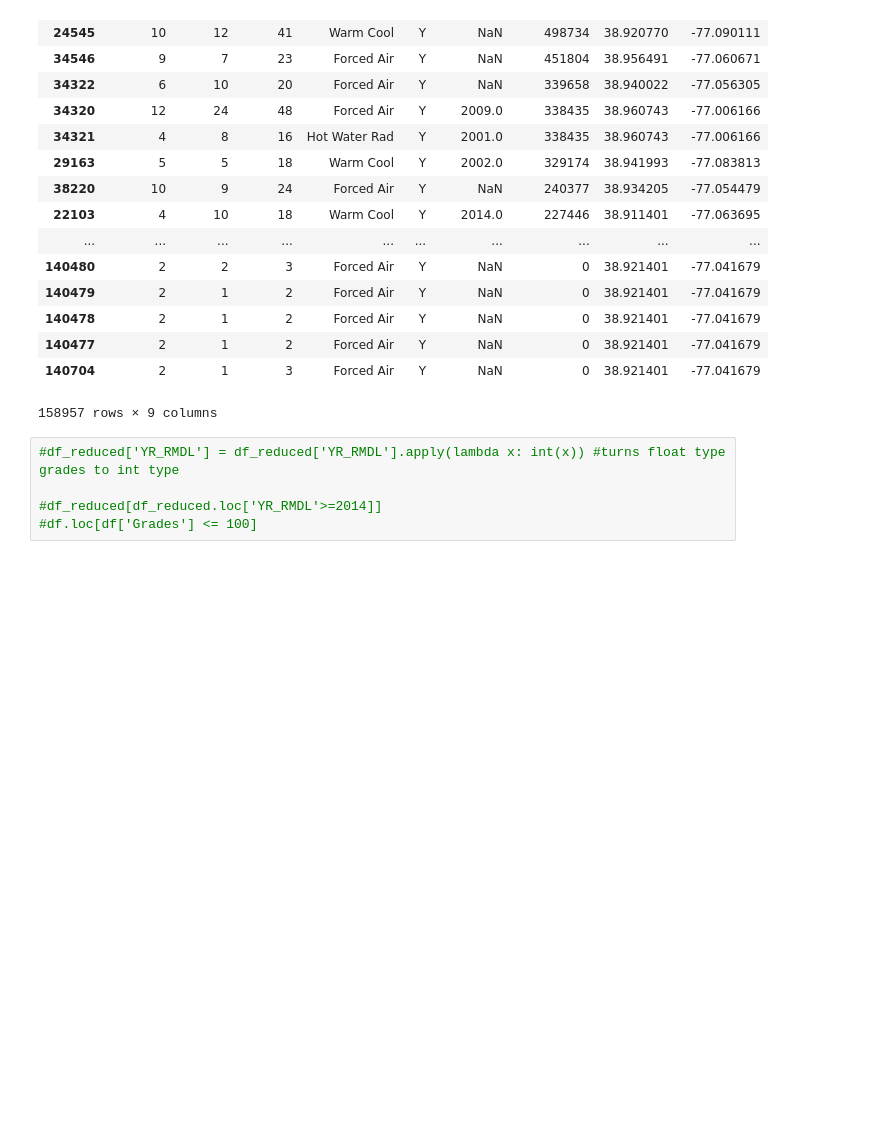
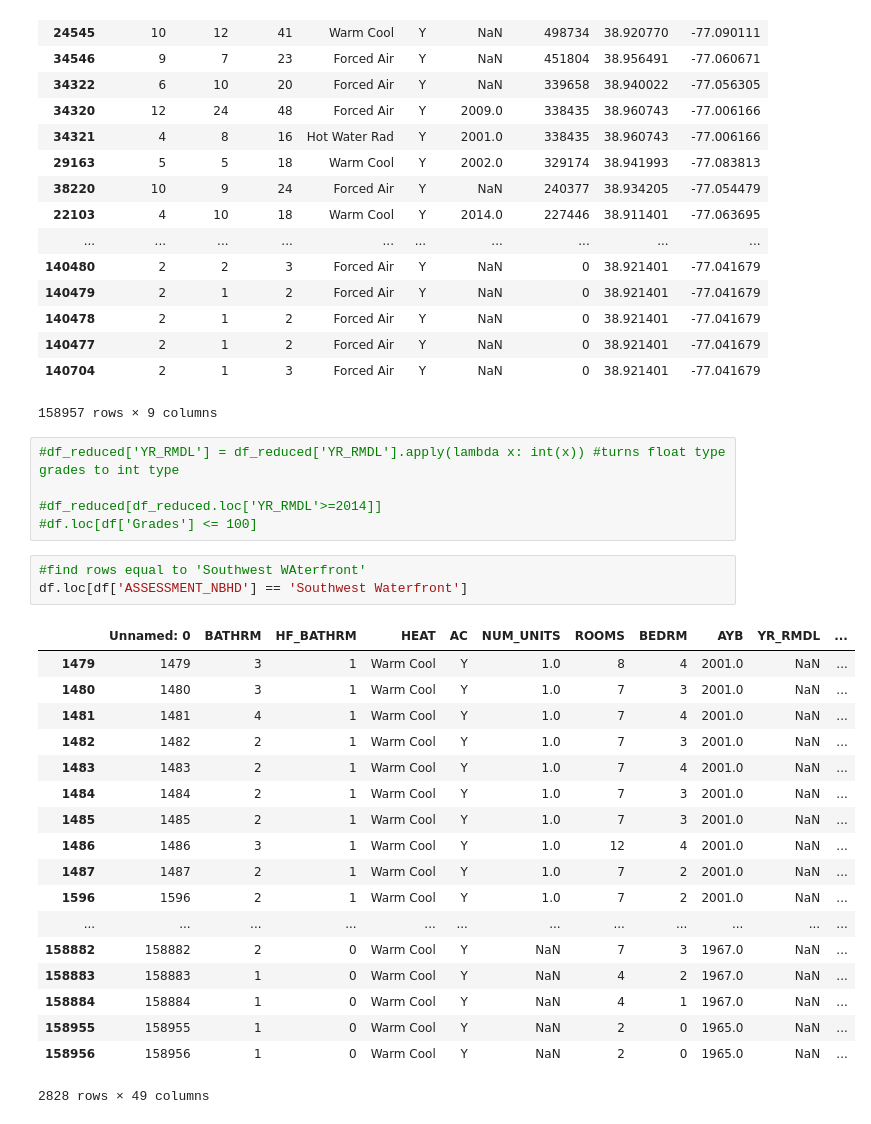
Before and after one commit to traveldud/DATA-Repository-1, a Jupyter notebook: DcPropertiesProject1.ipynb, the cells around one changed output. Saved outputs shown, nothing was run; the diff lists cells and outputs as text; blank space fills up the shorter version.

```diff
--- a/DcPropertiesProject1.ipynb
+++ b/DcPropertiesProject1.ipynb
@@ -167,3 +211,25 @@ df_reduced_land
 
 #df_reduced[df_reduced.loc['YR_RMDL'>=2014]]
 #df.loc[df['Grades'] <= 100]
+# %%
+#find rows equal to 'Southwest WAterfront'
+df.loc[df['ASSESSMENT_NBHD'] == 'Southwest Waterfront']
+# %% [output]
+|  | Unnamed: 0 | BATHRM | HF_BATHRM | HEAT | AC | NUM_UNITS | ROOMS | BEDRM | AYB | YR_RMDL | ... |
+| 1479 | 1479 | 3 | 1 | Warm Cool | Y | 1.0 | 8 | 4 | 2001.0 | NaN | ... |
+| 1480 | 1480 | 3 | 1 | Warm Cool | Y | 1.0 | 7 | 3 | 2001.0 | NaN | ... |
+| 1481 | 1481 | 4 | 1 | Warm Cool | Y | 1.0 | 7 | 4 | 2001.0 | NaN | ... |
+| 1482 | 1482 | 2 | 1 | Warm Cool | Y | 1.0 | 7 | 3 | 2001.0 | NaN | ... |
+| 1483 | 1483 | 2 | 1 | Warm Cool | Y | 1.0 | 7 | 4 | 2001.0 | NaN | ... |
+| 1484 | 1484 | 2 | 1 | Warm Cool | Y | 1.0 | 7 | 3 | 2001.0 | NaN | ... |
+| 1485 | 1485 | 2 | 1 | Warm Cool | Y | 1.0 | 7 | 3 | 2001.0 | NaN | ... |
+| 1486 | 1486 | 3 | 1 | Warm Cool | Y | 1.0 | 12 | 4 | 2001.0 | NaN | ... |
+| 1487 | 1487 | 2 | 1 | Warm Cool | Y | 1.0 | 7 | 2 | 2001.0 | NaN | ... |
+| 1596 | 1596 | 2 | 1 | Warm Cool | Y | 1.0 | 7 | 2 | 2001.0 | NaN | ... |
+| ... | ... | ... | ... | ... | ... | ... | ... | ... | ... | ... | ... |
+| 158882 | 158882 | 2 | 0 | Warm Cool | Y | NaN | 7 | 3 | 1967.0 | NaN | ... |
+| 158883 | 158883 | 1 | 0 | Warm Cool | Y | NaN | 4 | 2 | 1967.0 | NaN | ... |
+| 158884 | 158884 | 1 | 0 | Warm Cool | Y | NaN | 4 | 1 | 1967.0 | NaN | ... |
+| 158955 | 158955 | 1 | 0 | Warm Cool | Y | NaN | 2 | 0 | 1965.0 | NaN | ... |
+| 158956 | 158956 | 1 | 0 | Warm Cool | Y | NaN | 2 | 0 | 1965.0 | NaN | ... |
+2828 rows × 49 columns
```
Also changed, not shown: parts of 9 cells of this notebook.
